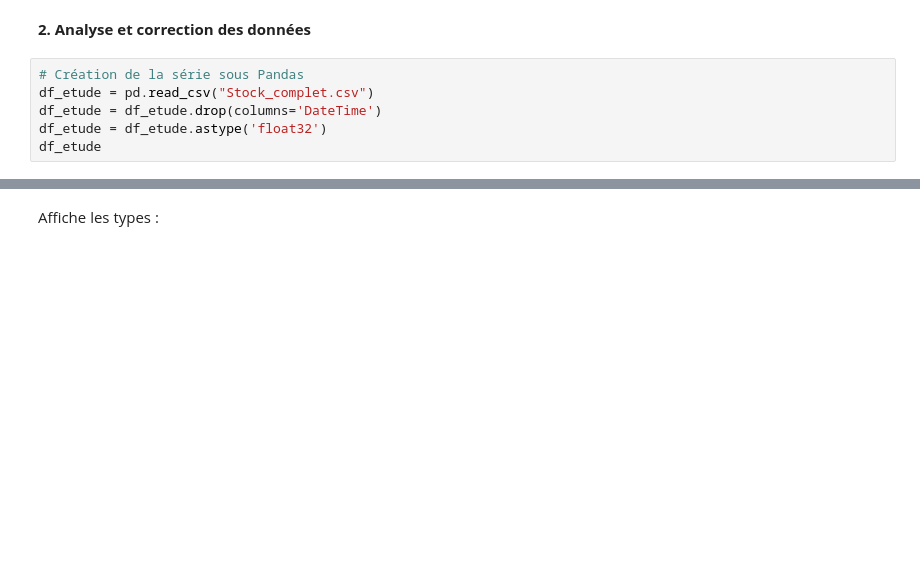
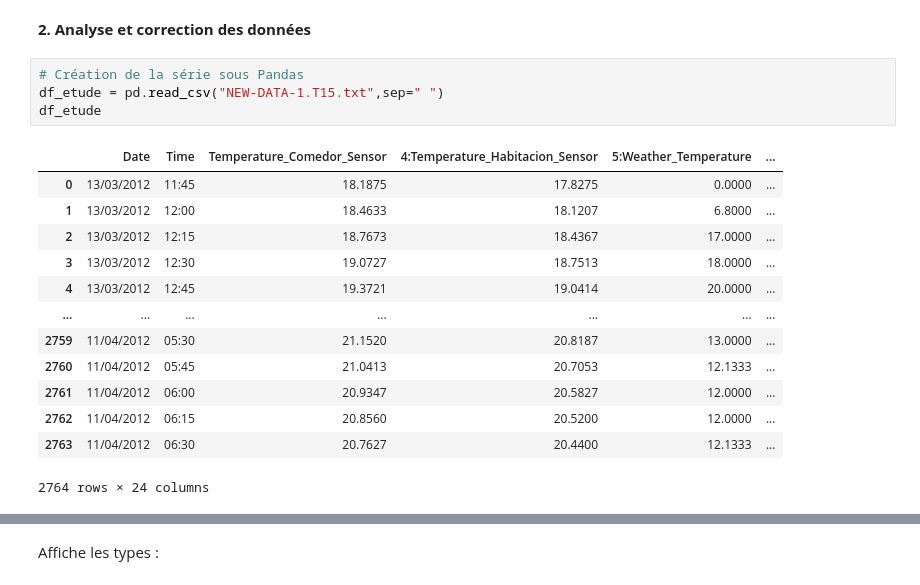
Before and after one commit to AlexandreBourrieau/ML2, a Jupyter notebook: Multi_HRHN_VAR_PID_SML2010_MultiStep.ipynb, the cells around one changed output, grey strips where cells are left out. Drawn from its saved outputs; the diff is of its cells as text; blank space fills up the shorter version.

```diff
--- a/Multi_HRHN_VAR_PID_SML2010_MultiStep.ipynb
+++ b/Multi_HRHN_VAR_PID_SML2010_MultiStep.ipynb
@@ -56,7 +67,19 @@ La fréquence des information est d'une minute, depuis le 26 juillet 2016 jusqu'
 **2. Analyse et correction des données**
 # %%
 # Création de la série sous Pandas
-df_etude = pd.read_csv("Stock_complet.csv")
-df_etude = df_etude.drop(columns='DateTime')
-df_etude = df_etude.astype('float32')
+df_etude = pd.read_csv("NEW-DATA-1.T15.txt",sep=" ")
 df_etude
+# %% [output]
+|  | Date | Time | Temperature_Comedor_Sensor | 4:Temperature_Habitacion_Sensor | 5:Weather_Temperature | ... |
+| 0 | 13/03/2012 | 11:45 | 18.1875 | 17.8275 | 0.0000 | ... |
+| 1 | 13/03/2012 | 12:00 | 18.4633 | 18.1207 | 6.8000 | ... |
+| 2 | 13/03/2012 | 12:15 | 18.7673 | 18.4367 | 17.0000 | ... |
+| 3 | 13/03/2012 | 12:30 | 19.0727 | 18.7513 | 18.0000 | ... |
+| 4 | 13/03/2012 | 12:45 | 19.3721 | 19.0414 | 20.0000 | ... |
+| ... | ... | ... | ... | ... | ... | ... |
+| 2759 | 11/04/2012 | 05:30 | 21.1520 | 20.8187 | 13.0000 | ... |
+| 2760 | 11/04/2012 | 05:45 | 21.0413 | 20.7053 | 12.1333 | ... |
+| 2761 | 11/04/2012 | 06:00 | 20.9347 | 20.5827 | 12.0000 | ... |
+| 2762 | 11/04/2012 | 06:15 | 20.8560 | 20.5200 | 12.0000 | ... |
+| 2763 | 11/04/2012 | 06:30 | 20.7627 | 20.4400 | 12.1333 | ... |
+2764 rows × 24 columns
```
Also changed, not shown: parts of 53 cells of this notebook.
